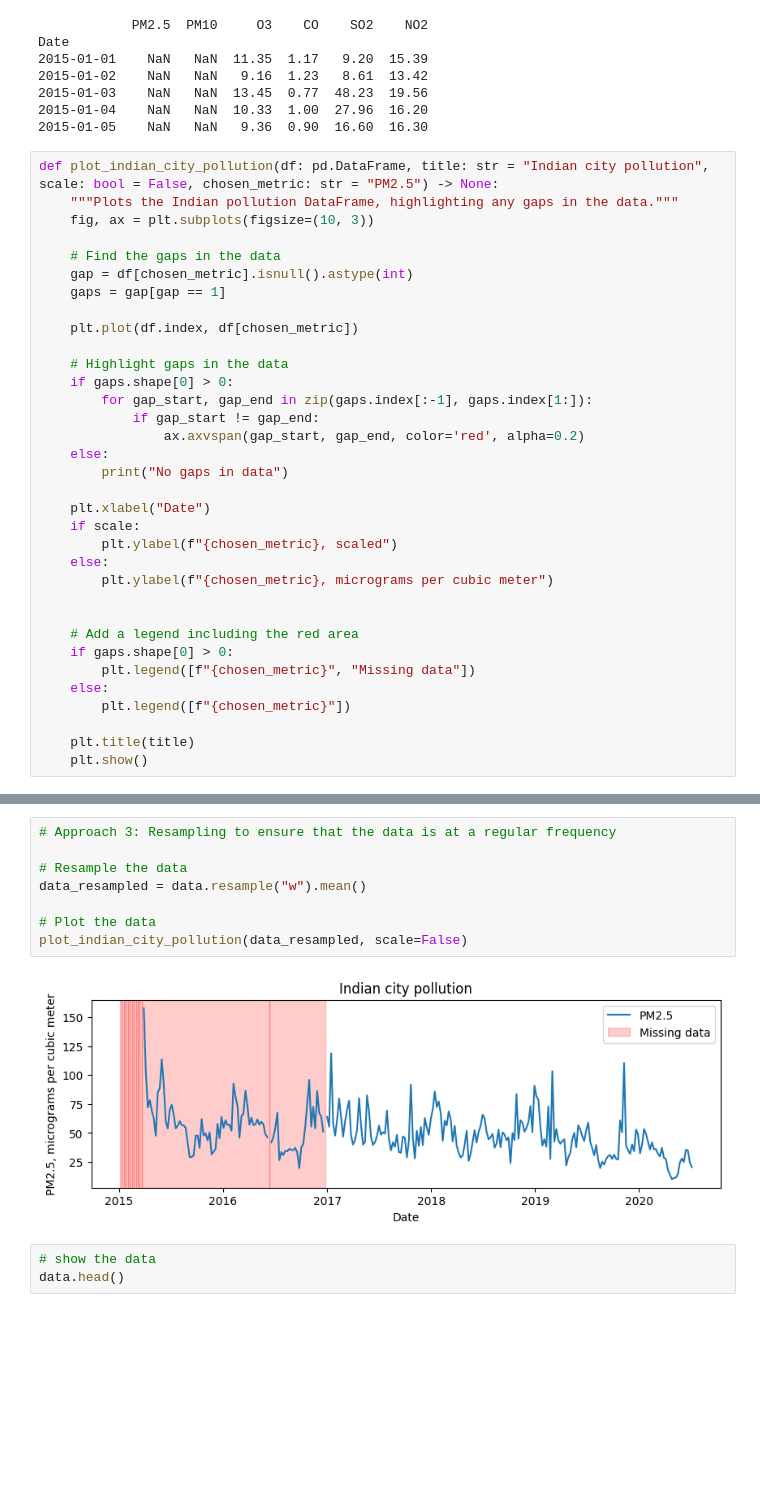
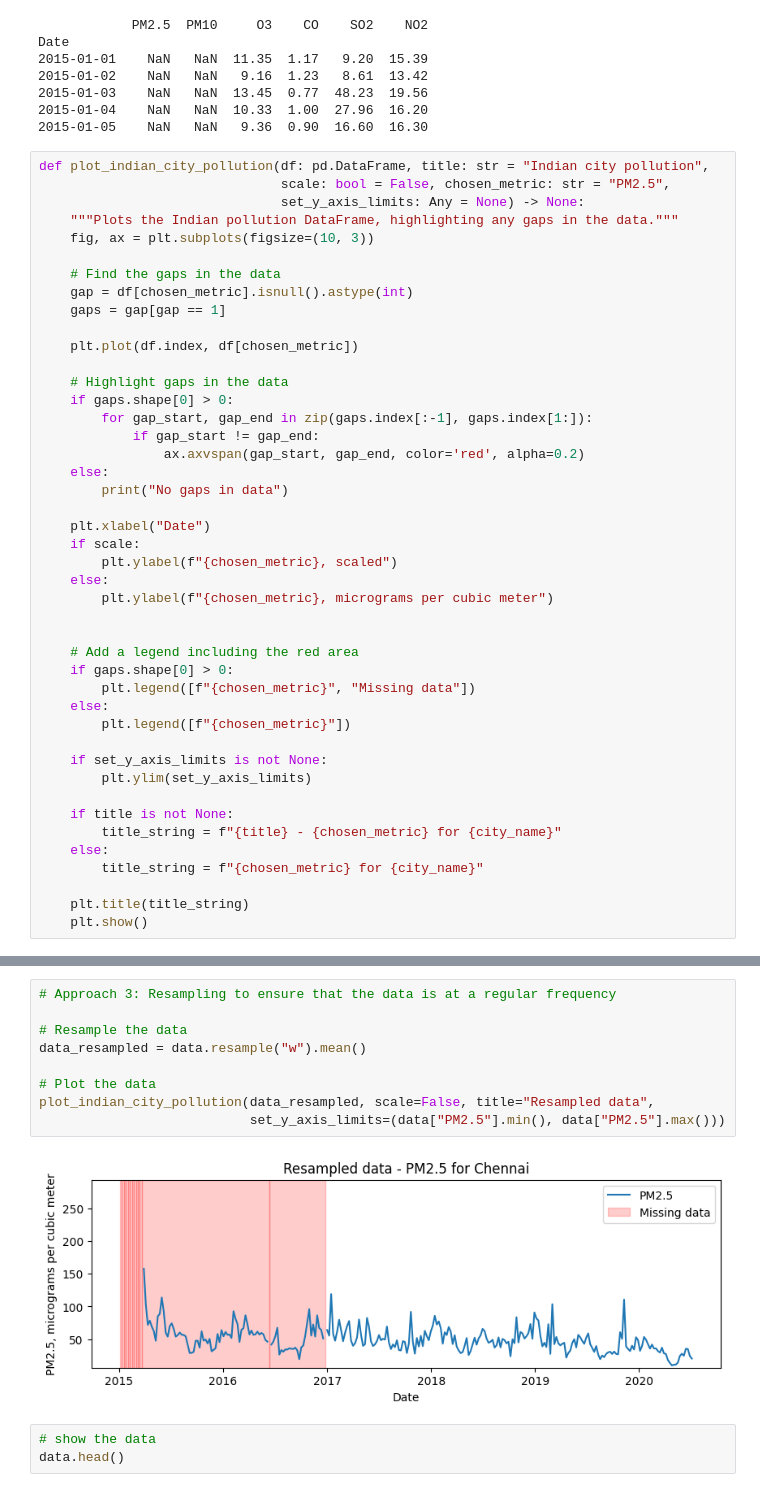
Before and after one commit to swhustla/comparison_of_time_series_methods, a Jupyter notebook: notebooks/DevDay_02_challenges_with_data.ipynb, the cells around one changed output, grey strips where cells are left out. Drawn from its saved outputs; the diff is of its cells as text; blank space fills up the shorter version.

Commit message:
Challenges with real-world data notebook finalise

```diff
--- a/notebooks/DevDay_02_challenges_with_data.ipynb
+++ b/notebooks/DevDay_02_challenges_with_data.ipynb
@@ -44,7 +46,9 @@ Date
 2015-01-04    NaN   NaN  10.33  1.00  27.96  16.20
 2015-01-05    NaN   NaN   9.36  0.90  16.60  16.30
 # %%
-def plot_indian_city_pollution(df: pd.DataFrame, title: str = "Indian city pollution", scale: bool = False, chosen_metric: str = "PM2.5") -> None:
+def plot_indian_city_pollution(df: pd.DataFrame, title: str = "Indian city pollution",
+                               scale: bool = False, chosen_metric: str = "PM2.5",
+                               set_y_axis_limits: Any = None) -> None:
     """Plots the Indian pollution DataFrame, highlighting any gaps in the data."""
     fig, ax = plt.subplots(figsize=(10, 3))
 
@@ -75,7 +79,15 @@ def plot_indian_city_pollution(df: pd.DataFrame, title: str = "Indian city pollu
     else:
         plt.legend([f"{chosen_metric}"])
 
-    plt.title(title)
+    if set_y_axis_limits is not None:
+        plt.ylim(set_y_axis_limits)
+
+    if title is not None:
+        title_string = f"{title} - {chosen_metric} for {city_name}"
+    else:
+        title_string = f"{chosen_metric} for {city_name}"
+
+    plt.title(title_string)
     plt.show()
 # %%
 plot_indian_city_pollution(data, scale=False)
@@ -121,13 +133,14 @@ No gaps in data
 # %%
 # Approach 3: Resampling to ensure that the data is at a regular frequency
 
 # Resample the data
 data_resampled = data.resample("w").mean()
 
 # Plot the data
-plot_indian_city_pollution(data_resampled, scale=False)
+plot_indian_city_pollution(data_resampled, scale=False, title="Resampled data",
+                           set_y_axis_limits=(data["PM2.5"].min(), data["PM2.5"].max()))
 # %% [output]
-[figure, old version]
+[figure, new version]
 # %%
 # show the data
 data.head()
```
Also changed, not shown: parts of 11 cells of this notebook.
